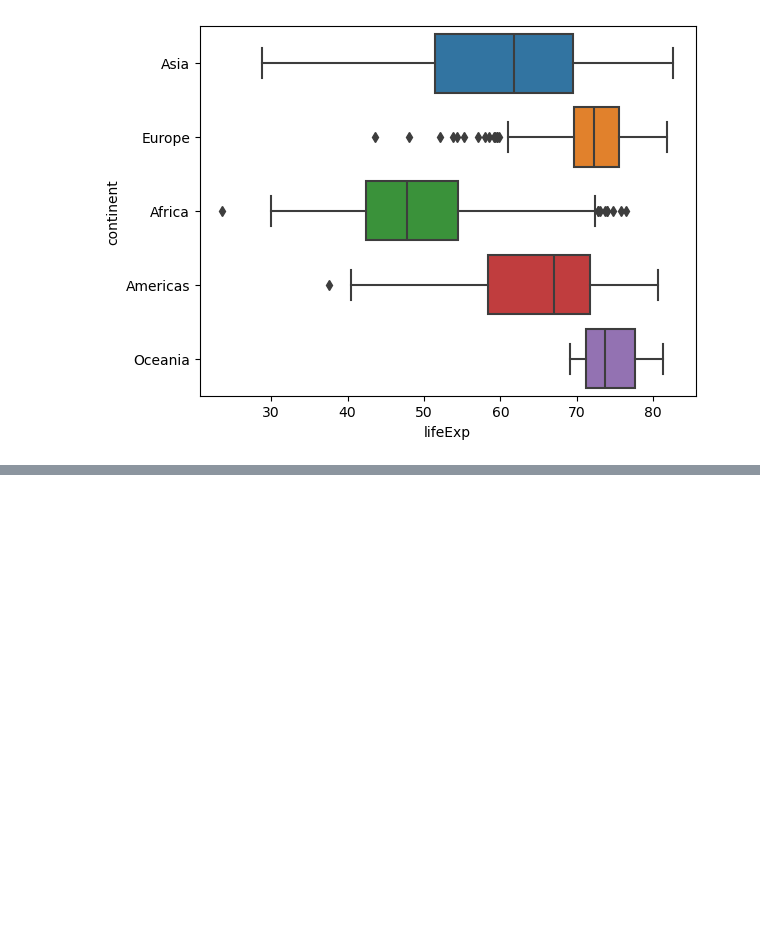
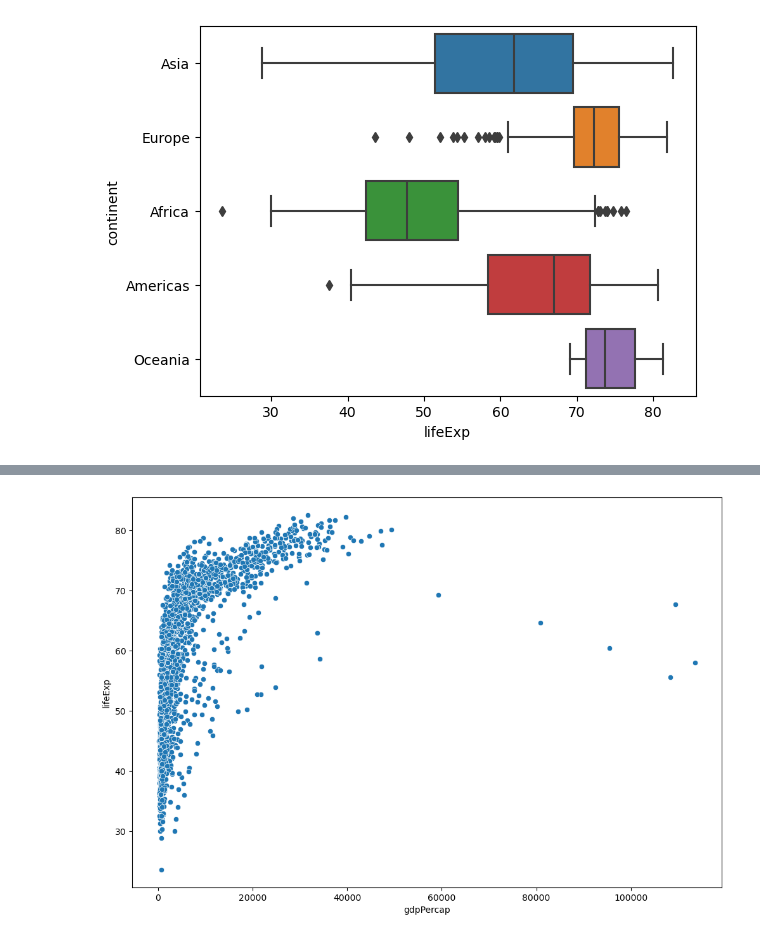
Before and after one commit to elmunoz42/python-plots, a Jupyter notebook: plot-examples.ipynb, the cells around one changed output, grey strips where cells are left out. Drawn from its saved outputs; the diff is of its cells as text; code cells hidden in the pictures; blank space fills up the shorter version.

```diff
--- a/plot-examples.ipynb
+++ b/plot-examples.ipynb
@@ -52,0 +59,7 @@ boxplot1_fig.savefig('images/plot2.png')
+# %%
+plt.figure(figsize=(12, 8))
+scatterplot3 = sns.scatterplot(data=gapminder, y="lifeExp", x="gdpPercap")
+scatterplot3_fig = scatterplot3.get_figure()
+scatterplot3_fig.savefig('images/plot4.png')
+# %% [output]
+[figure, added]
```
Also changed, not shown: parts of 1 cell of this notebook, 1 other file.
